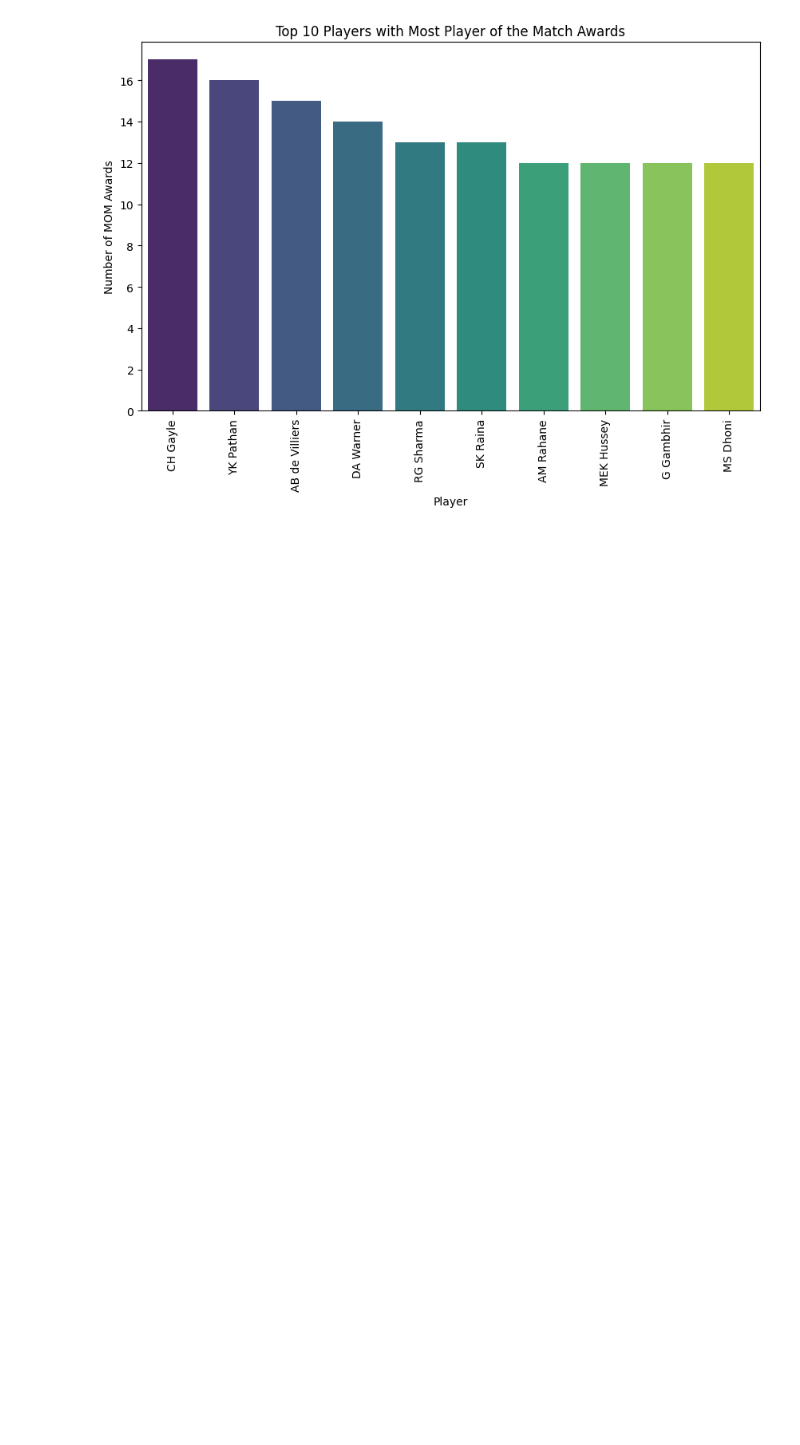
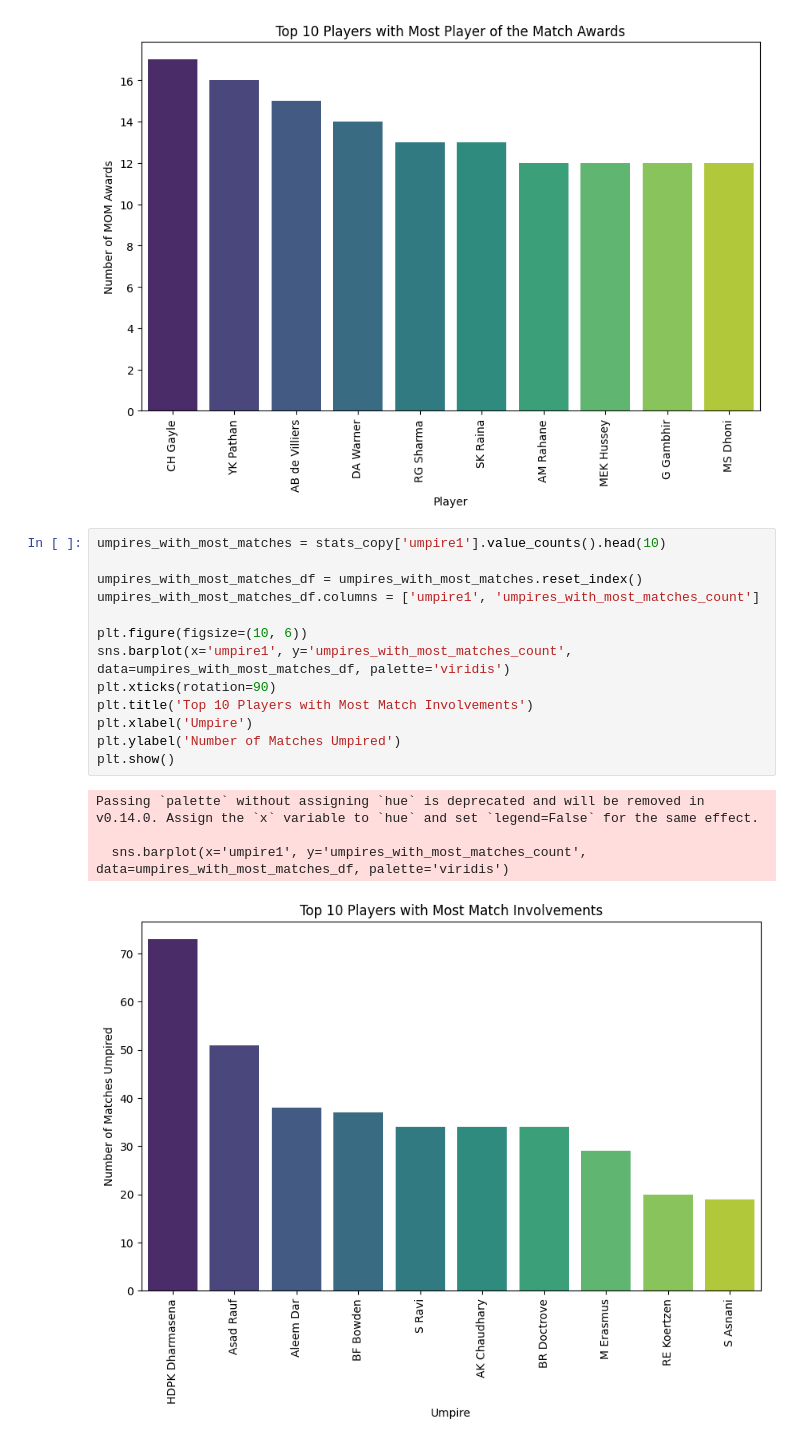
Before and after one commit to Abhishek3102/ML, a Jupyter notebook: IPL_DATASET.ipynb, the cells around one changed output. Saved outputs shown, nothing was run; the diff lists cells and outputs as text; blank space fills up the shorter version.

Commit message:
added more plots for better visualization and understanding

```diff
--- a/IPL_DATASET.ipynb
+++ b/IPL_DATASET.ipynb
@@ -514,3 +514,21 @@ Passing `palette` without assigning `hue` is deprecated and will be removed in v
 
   sns.barplot(x='player', y='mom_count', data=top_10_mom_df, palette='viridis')
 [figure]
+# %%
+umpires_with_most_matches = stats_copy['umpire1'].value_counts().head(10)
+
+umpires_with_most_matches_df = umpires_with_most_matches.reset_index()
+umpires_with_most_matches_df.columns = ['umpire1', 'umpires_with_most_matches_count']
+
+plt.figure(figsize=(10, 6))
+sns.barplot(x='umpire1', y='umpires_with_most_matches_count', data=umpires_with_most_matches_df, palette='viridis')
+plt.xticks(rotation=90)
+plt.title('Top 10 Players with Most Match Involvements')
+plt.xlabel('Umpire')
+plt.ylabel('Number of Matches Umpired')
+plt.show()
+# %% [output]
+Passing `palette` without assigning `hue` is deprecated and will be removed in v0.14.0. Assign the `x` variable to `hue` and set `legend=False` for the same effect.
+
+  sns.barplot(x='umpire1', y='umpires_with_most_matches_count', data=umpires_with_most_matches_df, palette='viridis')
+[figure, added]
```
Also changed, not shown: parts of 2 cells of this notebook.
